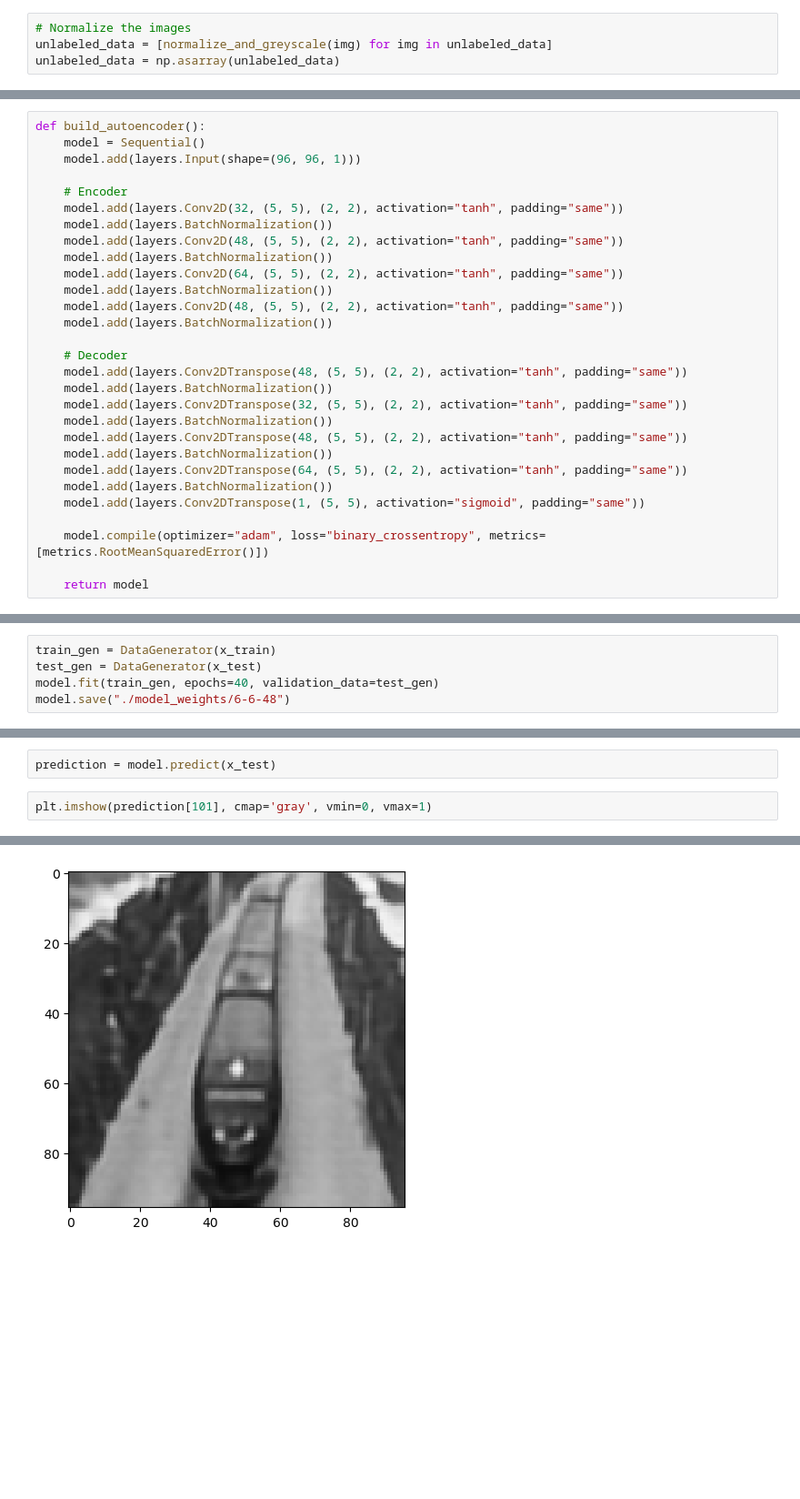
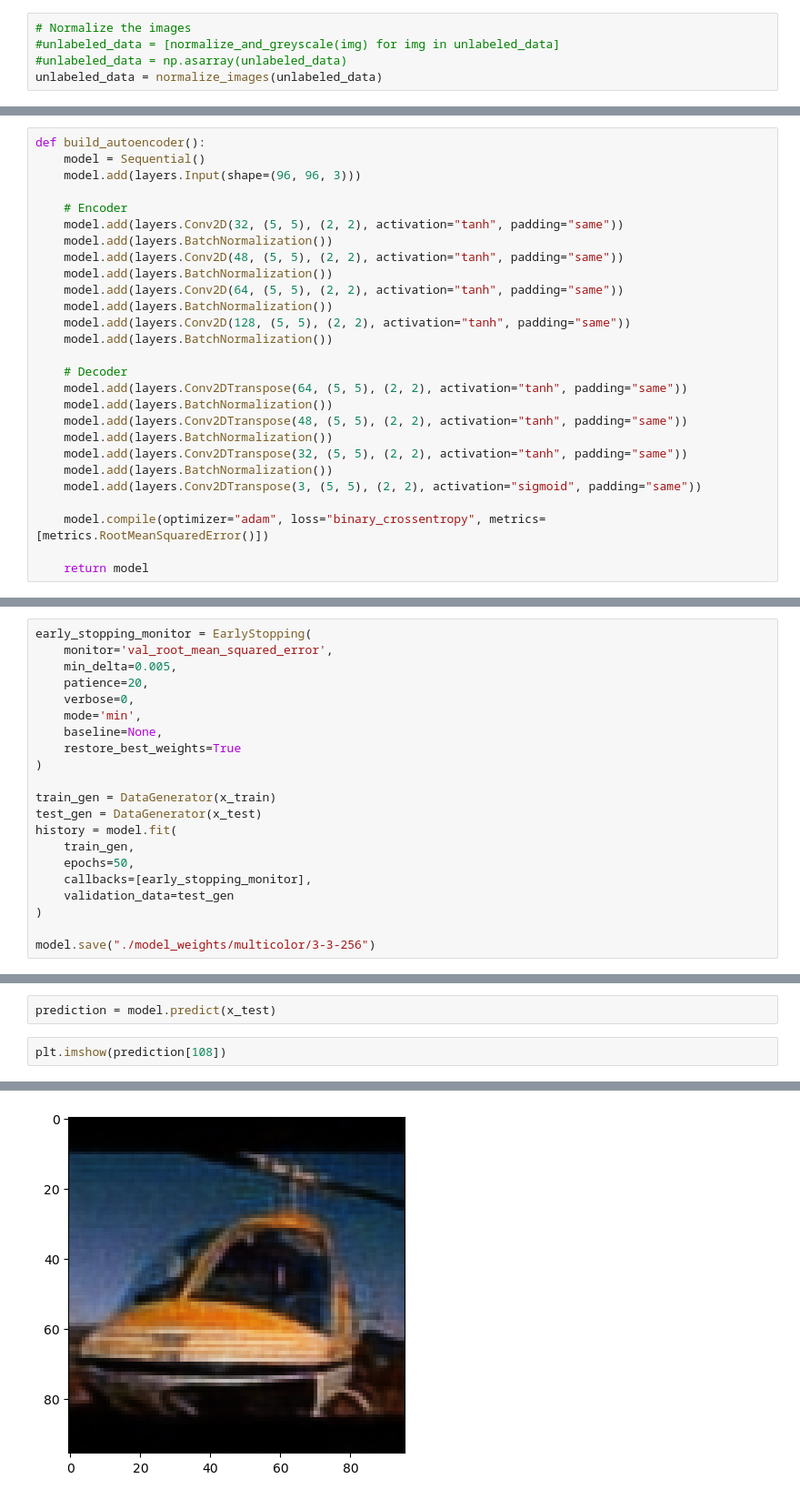
Before and after one commit to Dmytro-Kovalyov/Semi-Supervised-Image-Classification, a Jupyter notebook: Autoencoder.ipynb, the cells around one changed output, grey strips where cells are left out. Shown at 91% size. Cells and saved outputs as stored; diff of their text form; blank space fills up the shorter version.

```diff
--- a/Autoencoder.ipynb
+++ b/Autoencoder.ipynb
@@ -45,8 +46,9 @@ def normalize_and_greyscale(img):
     return img_normalized
 # %%
 # Normalize the images
-unlabeled_data = [normalize_and_greyscale(img) for img in unlabeled_data]
-unlabeled_data = np.asarray(unlabeled_data)
+#unlabeled_data = [normalize_and_greyscale(img) for img in unlabeled_data]
+#unlabeled_data = np.asarray(unlabeled_data)
+unlabeled_data = normalize_images(unlabeled_data)
 # %%
 plt.imshow(unlabeled_data[0])
 # %% [output]
@@ -58,7 +60,7 @@ x_train, x_test, _, _ = train_test_split(unlabeled_data, unlabeled_data, test_si
 # %%
 def build_autoencoder():
     model = Sequential()
-    model.add(layers.Input(shape=(96, 96, 1)))
+    model.add(layers.Input(shape=(96, 96, 3)))
 
     # Encoder
     model.add(layers.Conv2D(32, (5, 5), (2, 2), activation="tanh", padding="same"))
@@ -67,19 +69,17 @@ def build_autoencoder():
     model.add(layers.BatchNormalization())
     model.add(layers.Conv2D(64, (5, 5), (2, 2), activation="tanh", padding="same"))
     model.add(layers.BatchNormalization())
-    model.add(layers.Conv2D(48, (5, 5), (2, 2), activation="tanh", padding="same"))
+    model.add(layers.Conv2D(128, (5, 5), (2, 2), activation="tanh", padding="same"))
     model.add(layers.BatchNormalization())
 
     # Decoder
+    model.add(layers.Conv2DTranspose(64, (5, 5), (2, 2), activation="tanh", padding="same"))
+    model.add(layers.BatchNormalization())
     model.add(layers.Conv2DTranspose(48, (5, 5), (2, 2), activation="tanh", padding="same"))
     model.add(layers.BatchNormalization())
     model.add(layers.Conv2DTranspose(32, (5, 5), (2, 2), activation="tanh", padding="same"))
     model.add(layers.BatchNormalization())
-    model.add(layers.Conv2DTranspose(48, (5, 5), (2, 2), activation="tanh", padding="same"))
-    model.add(layers.BatchNormalization())
-    model.add(layers.Conv2DTranspose(64, (5, 5), (2, 2), activation="tanh", padding="same"))
-    model.add(layers.BatchNormalization())
-    model.add(layers.Conv2DTranspose(1, (5, 5), activation="sigmoid", padding="same"))
+    model.add(layers.Conv2DTranspose(3, (5, 5), (2, 2), activation="sigmoid", padding="same"))
 
     model.compile(optimizer="adam", loss="binary_crossentropy", metrics=[metrics.RootMeanSquaredError()])
 
@@ -119,8 +119,24 @@ class DataGenerator(Sequence):
         batch_x = self.x[idx * self.batch_size:(idx + 1) * self.batch_size]
         return batch_x, batch_x
 # %%
+early_stopping_monitor = EarlyStopping(
+    monitor='val_root_mean_squared_error',
+    min_delta=0.005,
+    patience=20,
+    verbose=0,
+    mode='min',
+    baseline=None,
+    restore_best_weights=True
+)
+
 train_gen = DataGenerator(x_train)
 test_gen = DataGenerator(x_test)
-model.fit(train_gen, epochs=40, validation_data=test_gen)
-model.save("./model_weights/6-6-48")
+history = model.fit(
+    train_gen,
+    epochs=50,
+    callbacks=[early_stopping_monitor],
+    validation_data=test_gen
+)
+
+model.save("./model_weights/multicolor/3-3-256")
 # %% [output]
@@ -149,7 +165,7 @@ plt.imshow(x_test[101], cmap='gray', vmin=0, vmax=1)
 # %%
 prediction = model.predict(x_test)
 # %%
-plt.imshow(prediction[101], cmap='gray', vmin=0, vmax=1)
+plt.imshow(prediction[108])
 # %% [output]
 <matplotlib.image.AxesImage at 0x...>
-[figure, old version]
+[figure, new version]
```
Also changed, not shown: parts of 6 cells of this notebook, 43 other files.
